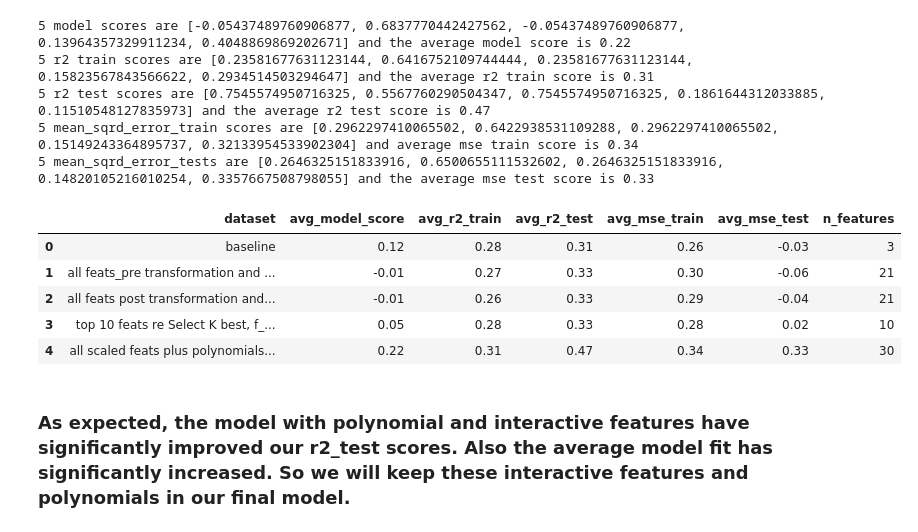
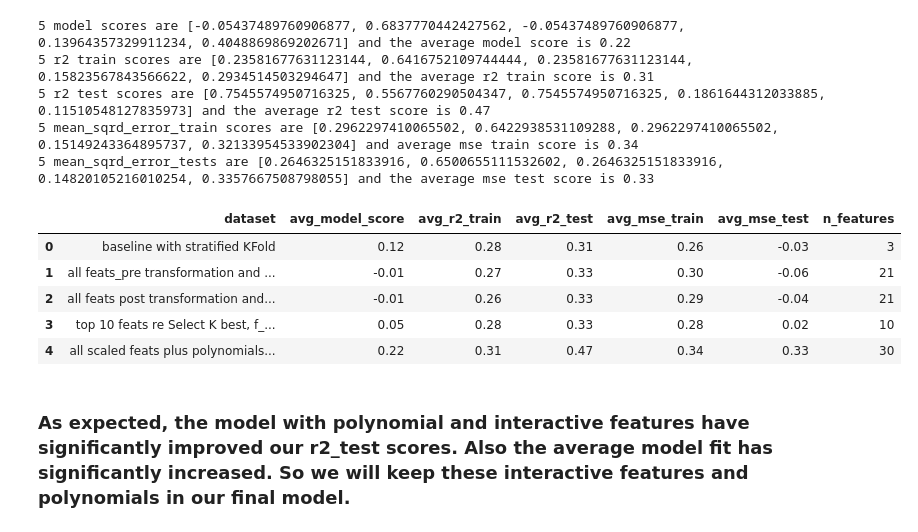
Before and after one commit to audi0786/Max_Daily_Energy_Predictions_Project, a Jupyter notebook: Daily_Energy_Demand_Prediction_via_Regression_Analysis.ipynb, the cells around one changed output. Cells and saved outputs as stored; diff of their text form; code cells hidden in the pictures.

```diff
--- a/Daily_Energy_Demand_Prediction_via_Regression_Analysis.ipynb
+++ b/Daily_Energy_Demand_Prediction_via_Regression_Analysis.ipynb
@@ -1050,21 +852,21 @@ print(f'5 mean_sqrd_error_tests are {scores[4]} and the average mse test score i
 5 mean_sqrd_error_tests are [0.2646325151833916, 0.6500655111532602, 0.2646325151833916, 0.14820105216010254, 0.3357667508798055] and the average mse test score is 0.33
 # %%
 avg_score = dict()
-avg_score["dataset"] = "all scaled feats plus polynomials and interactive feats"
+avg_score["dataset"] = "all scaled feats plus polynomials & interactive feats"
 
 avg_score["avg_model_score"] = round(Average(scores[0]),2)
 avg_score["avg_r2_train"] = round(Average(scores[1]),2)
 avg_score["avg_r2_test"] = round(Average(scores[2]),2)
 avg_score["avg_mse_train"] = round(Average(scores[3]),2)
 avg_score["avg_mse_test"] = round(Average(scores[4]),2)
 
 avg_score["n_features"] = len(X.columns)
 
 eval_list.append(avg_score)
 pd.DataFrame(eval_list)
 # %% [output]
 |  | dataset | avg_model_score | avg_r2_train | avg_r2_test | avg_mse_train | avg_mse_test | n_features |
-| 0 | baseline | 0.12 | 0.28 | 0.31 | 0.26 | -0.03 | 3 |
+| 0 | baseline with stratified KFold | 0.12 | 0.28 | 0.31 | 0.26 | -0.03 | 3 |
 | 1 | all feats_pre transformation and ... | -0.01 | 0.27 | 0.33 | 0.30 | -0.06 | 21 |
 | 2 | all feats post transformation and... | -0.01 | 0.26 | 0.33 | 0.29 | -0.04 | 21 |
 | 3 | top 10 feats re Select K best, f_... | 0.05 | 0.28 | 0.33 | 0.28 | 0.02 | 10 |
```
Also changed, not shown: parts of 32 cells of this notebook.
